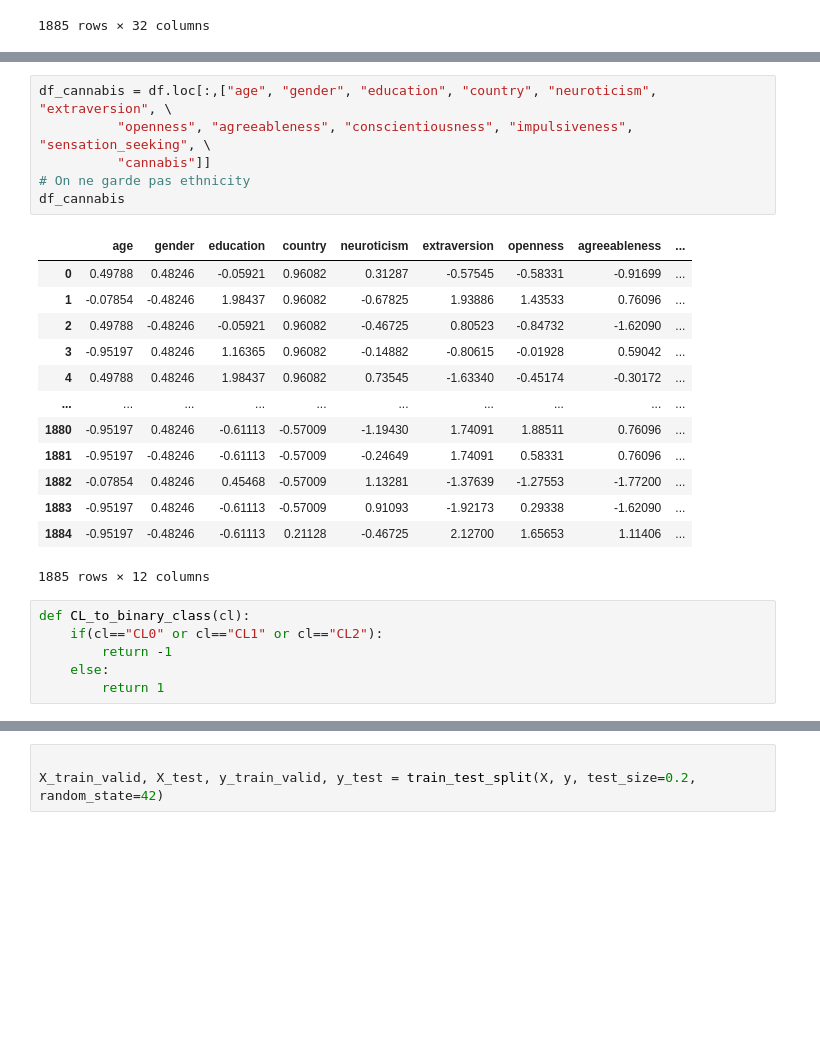
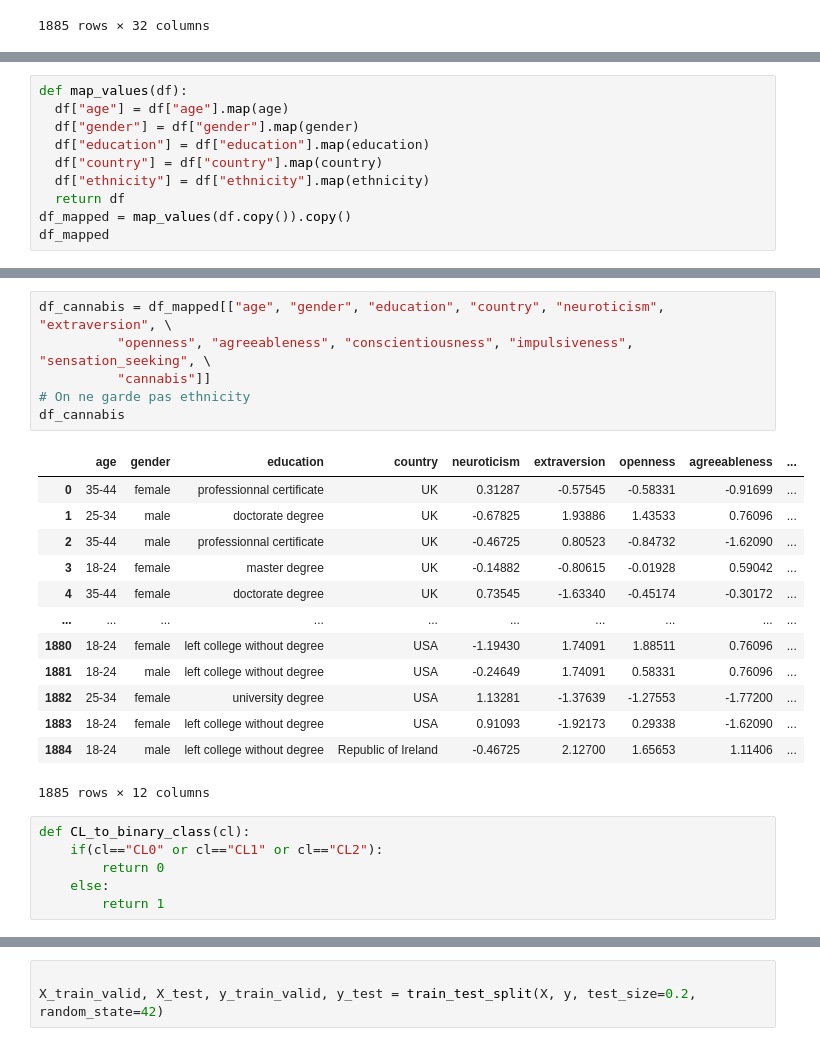
Before and after one commit to BPMazino/drug-consumption-prediction, a Jupyter notebook: model_cannabis.ipynb, the cells around one changed output, grey strips where cells are left out. Cells and saved outputs as stored; diff of their text form; blank space fills up the shorter version.

```diff
--- a/model_cannabis.ipynb
+++ b/model_cannabis.ipynb
@@ -35,0 +76,10 @@ df
+# %%
+def map_values(df):
+  df["age"] = df["age"].map(age)
+  df["gender"] = df["gender"].map(gender)
+  df["education"] = df["education"].map(education)
+  df["country"] = df["country"].map(country)
+  df["ethnicity"] = df["ethnicity"].map(ethnicity)
+  return df
+df_mapped = map_values(df.copy()).copy()
+df_mapped
@@ -36,26 +100,26 @@ df
 # %%
-df_cannabis = df.loc[:,["age", "gender", "education", "country", "neuroticism", "extraversion", \
+df_cannabis = df_mapped[["age", "gender", "education", "country", "neuroticism", "extraversion", \
           "openness", "agreeableness", "conscientiousness", "impulsiveness", "sensation_seeking", \
           "cannabis"]]
 # On ne garde pas ethnicity
 df_cannabis
 # %% [output]
 |  | age | gender | education | country | neuroticism | extraversion | openness | agreeableness | ... |
-| 0 | 0.49788 | 0.48246 | -0.05921 | 0.96082 | 0.31287 | -0.57545 | -0.58331 | -0.91699 | ... |
-| 1 | -0.07854 | -0.48246 | 1.98437 | 0.96082 | -0.67825 | 1.93886 | 1.43533 | 0.76096 | ... |
-| 2 | 0.49788 | -0.48246 | -0.05921 | 0.96082 | -0.46725 | 0.80523 | -0.84732 | -1.62090 | ... |
-| 3 | -0.95197 | 0.48246 | 1.16365 | 0.96082 | -0.14882 | -0.80615 | -0.01928 | 0.59042 | ... |
-| 4 | 0.49788 | 0.48246 | 1.98437 | 0.96082 | 0.73545 | -1.63340 | -0.45174 | -0.30172 | ... |
+| 0 | 35-44 | female | professionnal certificate | UK | 0.31287 | -0.57545 | -0.58331 | -0.91699 | ... |
+| 1 | 25-34 | male | doctorate degree | UK | -0.67825 | 1.93886 | 1.43533 | 0.76096 | ... |
+| 2 | 35-44 | male | professionnal certificate | UK | -0.46725 | 0.80523 | -0.84732 | -1.62090 | ... |
+| 3 | 18-24 | female | master degree | UK | -0.14882 | -0.80615 | -0.01928 | 0.59042 | ... |
+| 4 | 35-44 | female | doctorate degree | UK | 0.73545 | -1.63340 | -0.45174 | -0.30172 | ... |
 | ... | ... | ... | ... | ... | ... | ... | ... | ... | ... |
-| 1880 | -0.95197 | 0.48246 | -0.61113 | -0.57009 | -1.19430 | 1.74091 | 1.88511 | 0.76096 | ... |
-| 1881 | -0.95197 | -0.48246 | -0.61113 | -0.57009 | -0.24649 | 1.74091 | 0.58331 | 0.76096 | ... |
-| 1882 | -0.07854 | 0.48246 | 0.45468 | -0.57009 | 1.13281 | -1.37639 | -1.27553 | -1.77200 | ... |
-| 1883 | -0.95197 | 0.48246 | -0.61113 | -0.57009 | 0.91093 | -1.92173 | 0.29338 | -1.62090 | ... |
-| 1884 | -0.95197 | -0.48246 | -0.61113 | 0.21128 | -0.46725 | 2.12700 | 1.65653 | 1.11406 | ... |
+| 1880 | 18-24 | female | left college without degree | USA | -1.19430 | 1.74091 | 1.88511 | 0.76096 | ... |
+| 1881 | 18-24 | male | left college without degree | USA | -0.24649 | 1.74091 | 0.58331 | 0.76096 | ... |
+| 1882 | 25-34 | female | university degree | USA | 1.13281 | -1.37639 | -1.27553 | -1.77200 | ... |
+| 1883 | 18-24 | female | left college without degree | USA | 0.91093 | -1.92173 | 0.29338 | -1.62090 | ... |
+| 1884 | 18-24 | male | left college without degree | Republic of Ireland | -0.46725 | 2.12700 | 1.65653 | 1.11406 | ... |
 1885 rows × 12 columns
 # %%
 def CL_to_binary_class(cl):
     if(cl=="CL0" or cl=="CL1" or cl=="CL2"):
-        return -1
+        return 0
     else:
         return 1
```
Also changed, not shown: parts of 22 cells of this notebook.
